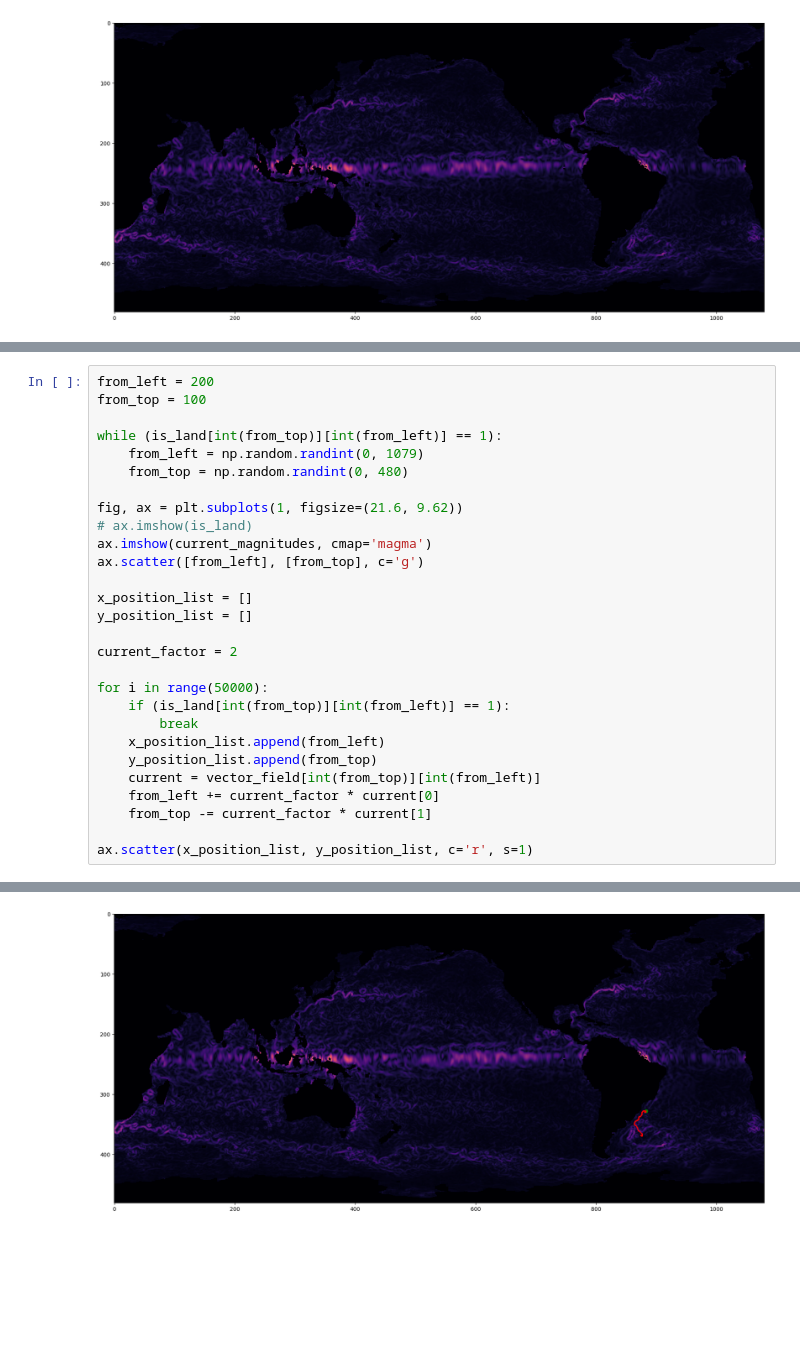
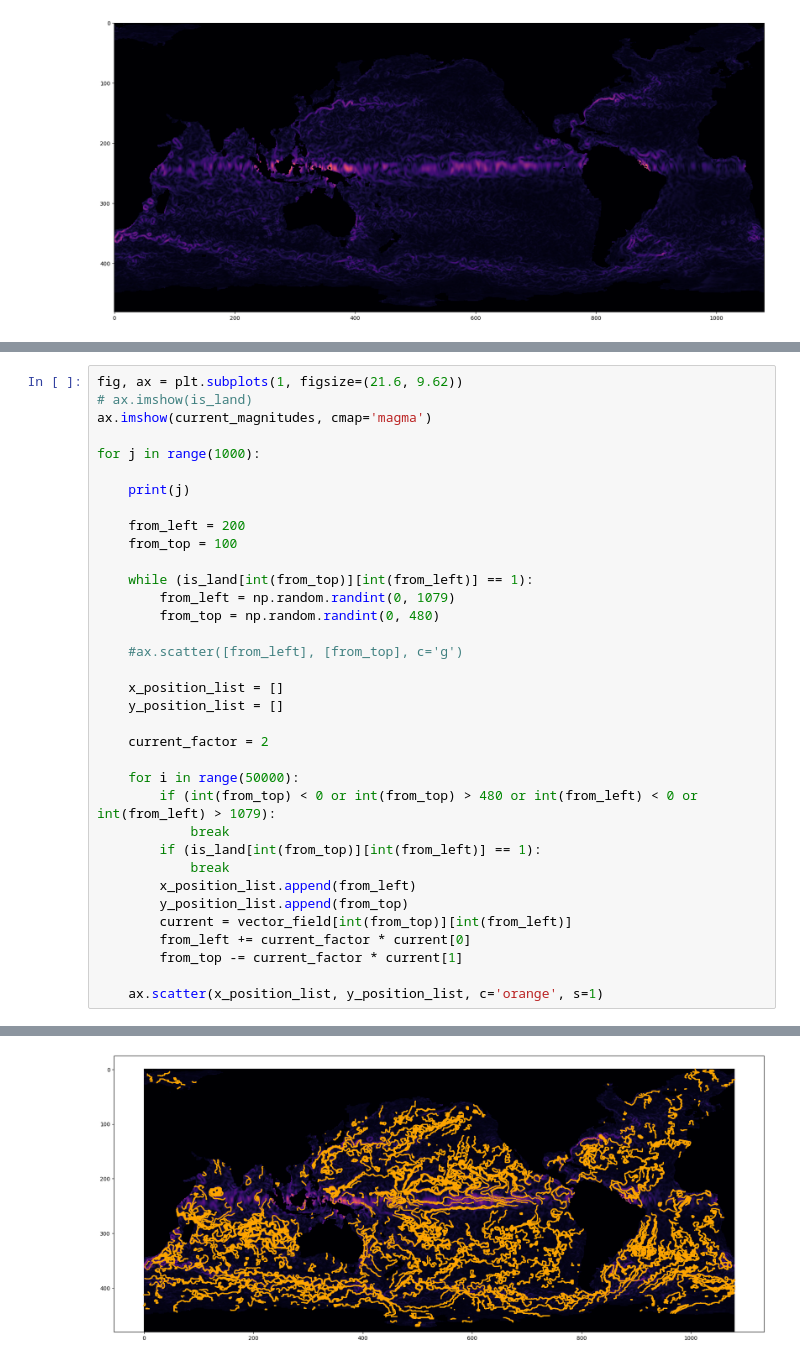
Before and after one commit to adarshramiyer/current-forecasting, a Jupyter notebook: eda.ipynb, the cells around one changed output, grey strips where cells are left out. Saved outputs shown, nothing was run; the diff lists cells and outputs as text; blank space fills up the shorter version.

Commit message:
examining current patterns

```diff
--- a/eda.ipynb
+++ b/eda.ipynb
@@ -124,30 +125,37 @@ ax.imshow(is_land)
 [figure]
 # %%
-from_left = 200
-from_top = 100
-
-while (is_land[int(from_top)][int(from_left)] == 1):
-    from_left = np.random.randint(0, 1079)
-    from_top = np.random.randint(0, 480)
-
 fig, ax = plt.subplots(1, figsize=(21.6, 9.62))
 # ax.imshow(is_land)
 ax.imshow(current_magnitudes, cmap='magma')
-ax.scatter([from_left], [from_top], c='g')
 
-x_position_list = []
-y_position_list = []
+for j in range(1000):
 
-current_factor = 2
+    print(j)
 
-for i in range(50000):
-    if (is_land[int(from_top)][int(from_left)] == 1):
-        break
-    x_position_list.append(from_left)
-    y_position_list.append(from_top)
-    current = vector_field[int(from_top)][int(from_left)]
-    from_left += current_factor * current[0]
-    from_top -= current_factor * current[1]
+    from_left = 200
+    from_top = 100
 
-ax.scatter(x_position_list, y_position_list, c='r', s=1)
+    while (is_land[int(from_top)][int(from_left)] == 1):
+        from_left = np.random.randint(0, 1079)
+        from_top = np.random.randint(0, 480)
+
+    #ax.scatter([from_left], [from_top], c='g')
+
+    x_position_list = []
+    y_position_list = []
+
+    current_factor = 2
+
+    for i in range(50000):
+        if (int(from_top) < 0 or int(from_top) > 480 or int(from_left) < 0 or int(from_left) > 1079):
+            break
+        if (is_land[int(from_top)][int(from_left)] == 1):
+            break
+        x_position_list.append(from_left)
+        y_position_list.append(from_top)
+        current = vector_field[int(from_top)][int(from_left)]
+        from_left += current_factor * current[0]
+        from_top -= current_factor * current[1]
+
+    ax.scatter(x_position_list, y_position_list, c='orange', s=1)
 # %% [output]
@@ -155 +179 @@ ax.scatter(x_position_list, y_position_list, c='r', s=1)
-[figure, old version]
+[figure, new version]
```
Also changed, not shown: parts of 2 cells of this notebook.
